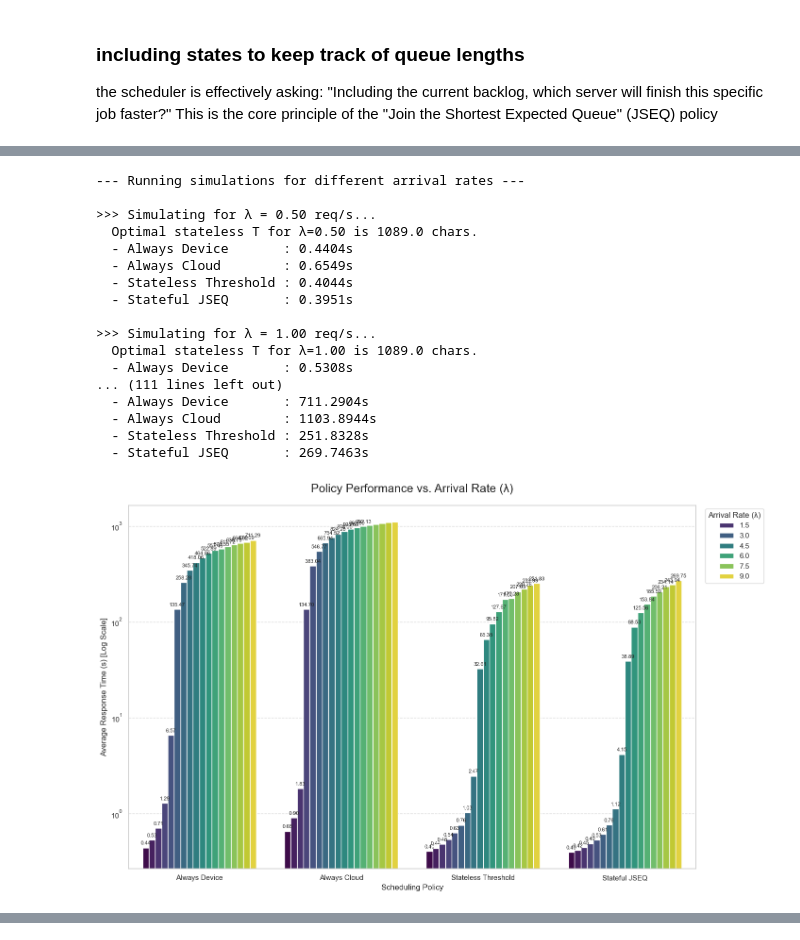
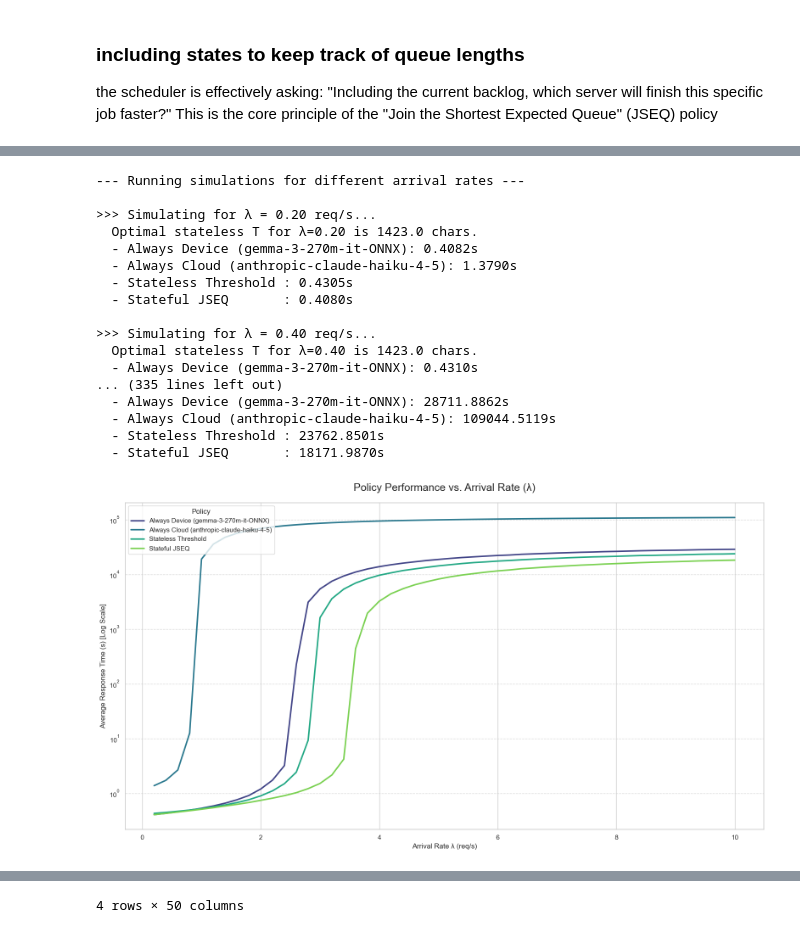
Before and after one commit to fabianHueni/UNIBE_MSGAI_HS25_Project, a Jupyter notebook: analyse/analyse_queueing_policy.ipynb, the cells around one changed output, grey strips where cells are left out. Cells and saved outputs as stored; diff of their text form; code cells hidden in the pictures.

Commit message:
feat: changed plot type for policy performance evaluation

```diff
--- a/analyse/analyse_queueing_policy.ipynb
+++ b/analyse/analyse_queueing_policy.ipynb
@@ -109,7 +109,7 @@ df_device_ex = raw_dfs['philip/raw_experiment_Llama-3-2-1B-Instruct-ONNX_always_
 #df_device_ex = raw_dfs['philip/raw_experiment_granite-4-0-micro-ONNX-web_always_device_once-per-sec_2025-12-04T09-03-29'].copy()
 
 df_cloud_ex = raw_dfs['cloud/cloud_raw_experiment_openai-gpt-4o-mini_always_cloud_once-per-sec_2025-12-05T07-18-02'].copy()
-#df_cloud_ex = raw_dfs['cloud/cloud_raw_experiment_anthropic-claude-haiku-4-5_always_cloud_once-per-sec_2025-12-05T10-35-38'].copy()
+df_cloud_ex = raw_dfs['cloud/cloud_raw_experiment_anthropic-claude-haiku-4-5_always_cloud_once-per-sec_2025-12-05T10-35-38'].copy()
 df_device_ex = raw_dfs['philip/raw_experiment_gemma-3-270m-it-ONNX_always_device_once-per-sec_2025-12-04T08-01-13'].copy()
 
 
@@ -1126,10 +1126,10 @@ np.random.seed(0)
 
 # --- 1. SETUP ---
 # Define the arrival rates (lambda) you want to test
-test_lambdas = [0.5, 1.0, 1.5, 2.0, 2.5, 3, 3.5, 4, 4.5, 5, 5.5, 6, 6.5, 7, 7.5, 8, 8.5, 9]
+test_lambdas = np.linspace(0.2, 10, 50)
 #test_lambdas = [1,2,3,4,5,6,7,8,9]
-num_sim_requests = 5000 # Use a reasonable number of requests for stable results
-policies_to_test = ['Always Device', 'Always Cloud', 'Stateless Threshold', 'Stateful JSEQ']
+num_sim_requests = 200000 # Use a reasonable number of requests for stable results
+policies_to_test = ['Always Device (gemma-3-270m-it-ONNX)', 'Always Cloud (anthropic-claude-haiku-4-5)', 'Stateless Threshold', 'Stateful JSEQ']
 all_results = []
 
 # --- 2. DEFINE A GENERIC SIMULATION RUNNER ---
@@ -1180,8 +1180,8 @@ for lam in test_lambdas:
     # --- c) Initialize all schedulers for this run ---
     schedulers = {
         'Stateful JSEQ': StatefulScheduler(dev_model=(slope_dev, int_dev), cloud_model=(slope_cloud, int_cloud)),
-        'Always Cloud': StatefulScheduler(dev_model=(slope_dev, int_dev), cloud_model=(slope_cloud, int_cloud), force_policy='cloud'),
-        'Always Device': StatefulScheduler(dev_model=(slope_dev, int_dev), cloud_model=(slope_cloud, int_cloud), force_policy='device'),
+        'Always Cloud (anthropic-claude-haiku-4-5)': StatefulScheduler(dev_model=(slope_dev, int_dev), cloud_model=(slope_cloud, int_cloud), force_policy='cloud'),
+        'Always Device (gemma-3-270m-it-ONNX)': StatefulScheduler(dev_model=(slope_dev, int_dev), cloud_model=(slope_cloud, int_cloud), force_policy='device'),
         'Stateless Threshold': StatefulScheduler(dev_model=(slope_dev, int_dev), cloud_model=(slope_cloud, int_cloud))
     }
 
@@ -1212,63 +1212,59 @@ for lam in test_lambdas:
 # --- 4. PREPARE DATA FOR PLOTTING ---
 results_df = pd.DataFrame(all_results)
 # No pivot needed for seaborn, it prefers long-form data.
 
-# --- 5. CREATE GROUPED BAR PLOT WITH SEABORN ---
+# --- 5. CREATE LINE PLOT WITH SEABORN ---
 import seaborn as sns
 sns.set_theme(style="whitegrid")
 
 fig, ax = plt.subplots(figsize=(16, 9))
 
-# Use seaborn's barplot, with policy on the x-axis
-sns.barplot(
+# Use a lineplot to show the trend of latency vs. lambda for each policy
+sns.lineplot(
     data=results_df,
-    x='policy',
+    x='lambda',
     y='latency',
-    hue='lambda',
-    order=policies_to_test, # Ensure the policy order is correct on the x-axis
+    hue='policy',
+    hue_order=policies_to_test, # Ensure the policy order is correct in the legend
+    style='policy', # Use different line styles for each policy
+    markers=False,   # Add markers to each data point
+    dashes=False,
     ax=ax,
-    palette='viridis' # Use a nice color palette
+    palette='viridis', # Use a nice color palette
+    linewidth=2.5
 )
 
 # --- 6. FORMATTING ---
 ax.set_title('Policy Performance vs. Arrival Rate (λ)', fontsize=18, pad=20)
 ax.set_ylabel('Average Response Time (s) [Log Scale]', fontsize=12)
-ax.set_xlabel('Scheduling Policy', fontsize=12)
+ax.set_xlabel('Arrival Rate λ (req/s)', fontsize=12)
 ax.tick_params(axis='x', rotation=0, labelsize=11)
 ax.set_yscale('log') # Set the y-axis to a logarithmic scale
 
 # Customize grid and legend
 ax.grid(axis='y', linestyle='--', alpha=0.7)
-ax.legend(title="Arrival Rate (λ)", bbox_to_anchor=(1.01, 1), loc='upper left')
+ax.legend(title="Policy", loc='upper left', ncol=1)
 
-# Add labels on top of bars, handling NaNs
-for container in ax.containers:
-    # Custom formatter to avoid printing 'nan' or huge numbers for unstable results
-    def custom_formatter(x):
-        return f'{x:.2f}' if pd.notna(x) and x < 1000 else ''
-
-    ax.bar_label(container, fmt=custom_formatter, label_type='edge', padding=3, fontsize=8)
-
-plt.tight_layout(rect=[0, 0, 0.9, 1]) # Adjust layout to make space for legend
+plt.tight_layout() # Adjust layout
 plt.show()
 
 display(results_df.pivot(index='policy', columns='lambda', values='latency').reindex(policies_to_test))
 # %% [output]
 --- Running simulations for different arrival rates ---
 
->>> Simulating for λ = 0.50 req/s...
-  Optimal stateless T for λ=0.50 is 1089.0 chars.
-  - Always Device       : 0.4404s
-  - Always Cloud        : 0.6549s
-  - Stateless Threshold : 0.4044s
-  - Stateful JSEQ       : 0.3951s
+>>> Simulating for λ = 0.20 req/s...
+  Optimal stateless T for λ=0.20 is 1423.0 chars.
+  - Always Device (gemma-3-270m-it-ONNX): 0.4082s
+  - Always Cloud (anthropic-claude-haiku-4-5): 1.3790s
+  - Stateless Threshold : 0.4305s
+  - Stateful JSEQ       : 0.4080s
 
->>> Simulating for λ = 1.00 req/s...
-  Optimal stateless T for λ=1.00 is 1089.0 chars.
-  - Always Device       : 0.5308s
-... (111 lines left out)
-  - Always Device       : 711.2904s
-  - Always Cloud        : 1103.8944s
-  - Stateless Threshold : 251.8328s
-  - Stateful JSEQ       : 269.7463s
+>>> Simulating for λ = 0.40 req/s...
+  Optimal stateless T for λ=0.40 is 1423.0 chars.
+  - Always Device (gemma-3-270m-it-ONNX): 0.4310s
+... (335 lines left out)
+  - Always Device (gemma-3-270m-it-ONNX): 28711.8862s
+  - Always Cloud (anthropic-claude-haiku-4-5): 109044.5119s
+  - Stateless Threshold : 23762.8501s
+  - Stateful JSEQ       : 18171.9870s
-[figure, old version]
+[figure, new version]
@@ -1281,3 +1277,4 @@ display(results_df.pivot(index='policy', columns='lambda', values='latency').rei
+4 rows × 50 columns
 # %%
 import pandas as pd
 import numpy as np
```
Also changed, not shown: parts of 17 cells of this notebook.
